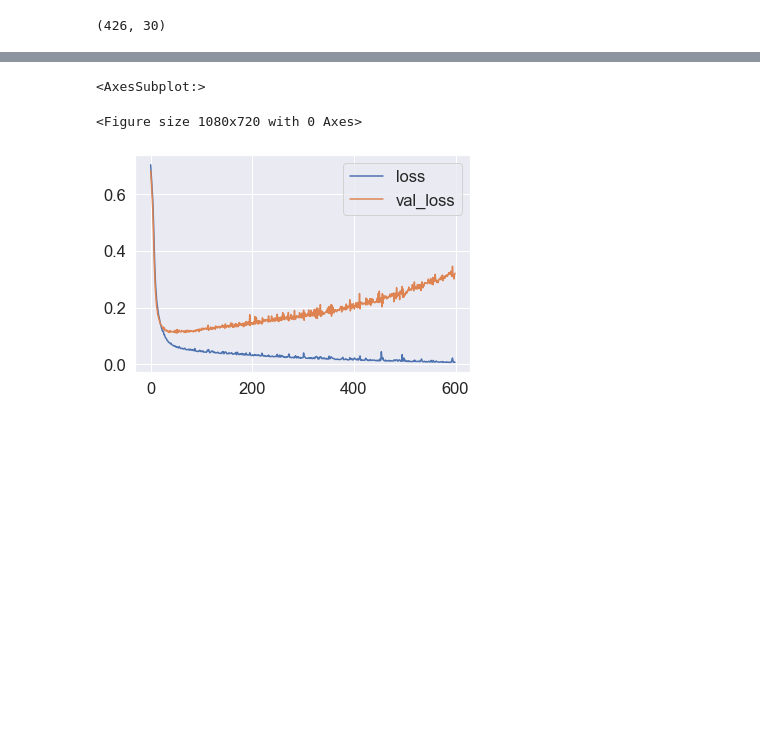
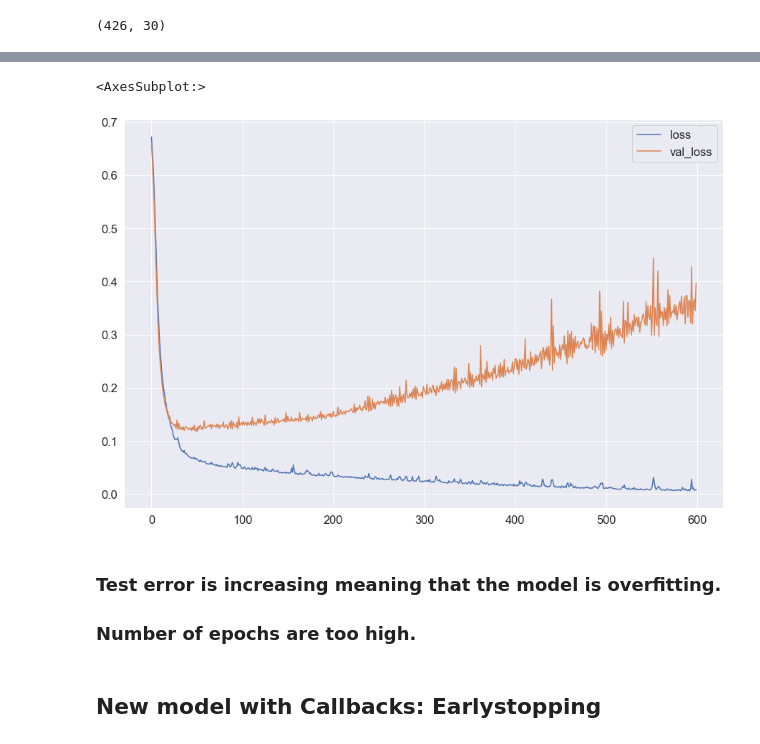
Before and after one commit to Ganesh4693/Tumour-classification, a Jupyter notebook: classification.ipynb, the cells around one changed output, grey strips where cells are left out. Drawn from its saved outputs; the diff is of its cells as text; code cells hidden in the pictures; blank space fills up the shorter version.

```diff
--- a/classification.ipynb
+++ b/classification.ipynb
@@ -144,9 +145,12 @@ Epoch 600/600
 # %%
 losses=pd.DataFrame(model.history.history)
 # %%
-plt.figure(figsize=(15,10))
-losses.plot()
+losses.plot(figsize=(15,10))
 # %% [output]
 <AxesSubplot:>
-<Figure size 1080x720 with 0 Axes>
-[figure, old version]
+[figure, new version]
+# %% [markdown]
+### Test error is increasing meaning that the model is overfitting.
+### Number of epochs are too high.
+# %% [markdown]
+## New model with Callbacks: Earlystopping
```
Also changed, not shown: parts of 15 cells of this notebook.
